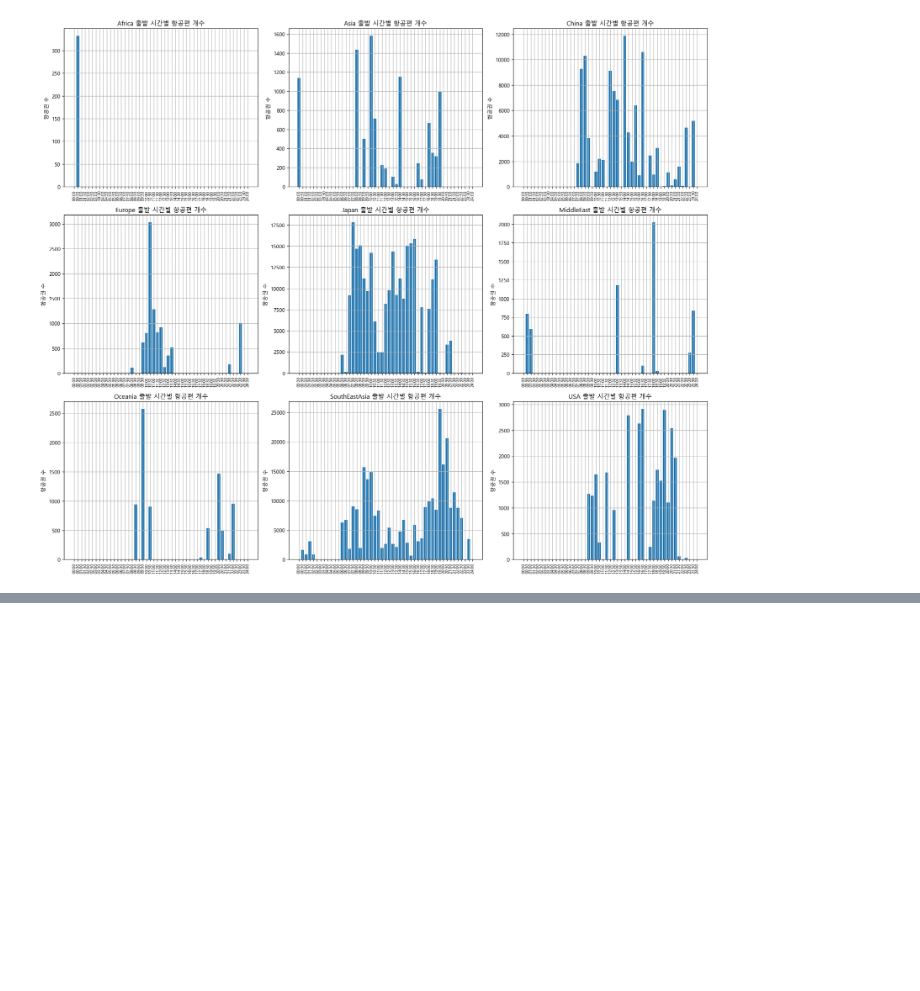
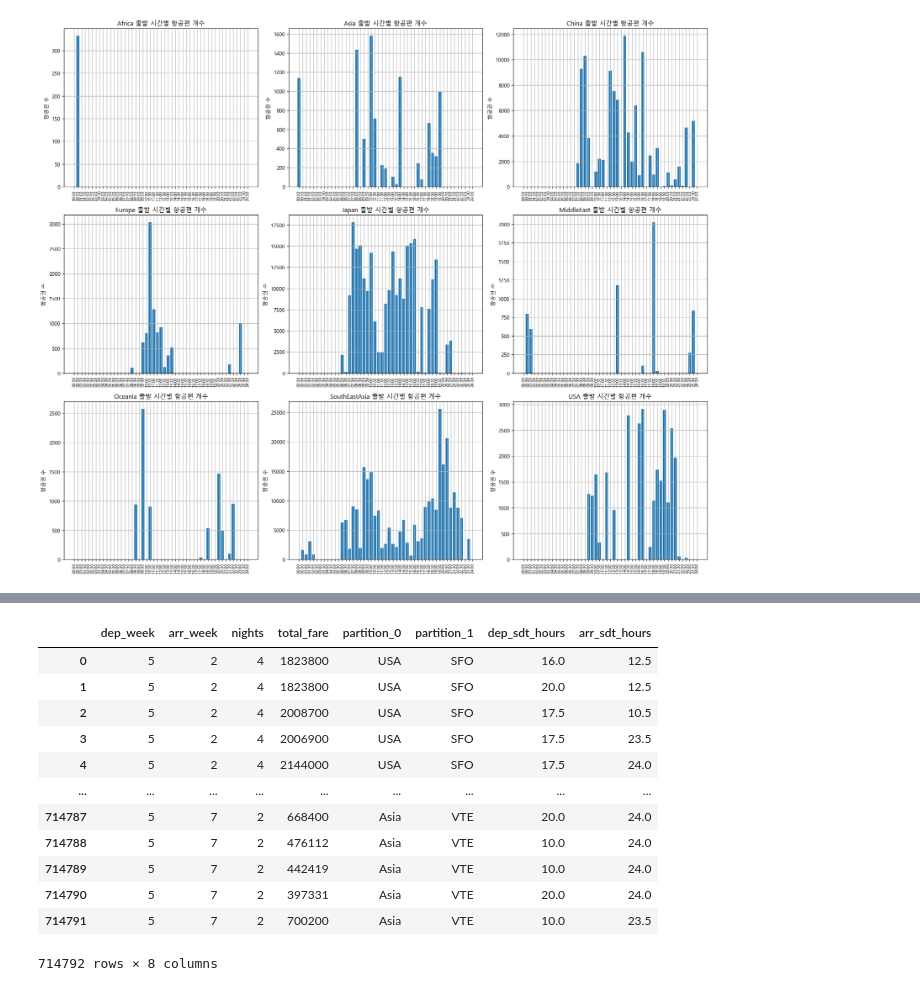
Before and after one commit to SunBinHong00/DataAnalysis, a Jupyter notebook: instantrip/eda.ipynb, the cells around one changed output, grey strips where cells are left out. Cells and saved outputs as stored; diff of their text form; code cells hidden in the pictures; blank space fills up the shorter version.

Commit message:
hue 추가 및 aws athena 쿼리 추가

```diff
--- a/instantrip/visualization.ipynb
+++ b/instantrip/eda.ipynb
@@ -282,0 +377,4 @@ plt.show()
+# %%
+# 상위 이상치를 모두 제거하고 하위 이상치는 특가로 추천 가능성이 있으므로 따로 분석
+
+data = pd.read_csv('./data/athena_pre.csv')
@@ -282,0 +402,38 @@ plt.show()
+# %%
+# 00:00부터 24:00까지 30분 단위로 시간 문자열 생성
+time_intervals = [f"{hour:02}:{minute:02}" for hour in range(25) for minute in (0, 30) if not (hour == 24 and minute != 0)]
+
+# 데이터에 없는 시간대에 대한 항공편 수를 0으로 설정
+time_dict = {time: 0 for time in time_intervals}
+for idx, row in data.iterrows():
+    time_dict[row['dep_sdt_30min_formatted']] = row['flight_count']
+
+# 정렬된 시간대와 항공편 수 리스트 생성
+sorted_times = list(time_dict.keys())
+sorted_counts = list(time_dict.values())
+
+# 그래프 그리기
+plt.figure(figsize=(12, 6))
+plt.bar(sorted_times, sorted_counts)
+plt.xlabel('출발 시간 (분 단위)')
+plt.ylabel('항공편 수')
+plt.title('30분 단위 출발 시간별 항공편 수')
+plt.xticks(ticks=range(len(sorted_times)), labels=sorted_times, rotation=90, size=8)
+plt.tight_layout()
+
+# 그래프 보여주기
+plt.show()
+# %% [output]
+|  | dep_week | arr_week | nights | total_fare | partition_0 | partition_1 | dep_sdt_hours | arr_sdt_hours |
+| 0 | 5 | 2 | 4 | 1823800 | USA | SFO | 16.0 | 12.5 |
+| 1 | 5 | 2 | 4 | 1823800 | USA | SFO | 20.0 | 12.5 |
+| 2 | 5 | 2 | 4 | 2008700 | USA | SFO | 17.5 | 10.5 |
+| 3 | 5 | 2 | 4 | 2006900 | USA | SFO | 17.5 | 23.5 |
+| 4 | 5 | 2 | 4 | 2144000 | USA | SFO | 17.5 | 24.0 |
+| ... | ... | ... | ... | ... | ... | ... | ... | ... |
+| 714787 | 5 | 7 | 2 | 668400 | Asia | VTE | 20.0 | 24.0 |
+| 714788 | 5 | 7 | 2 | 476112 | Asia | VTE | 10.0 | 24.0 |
+| 714789 | 5 | 7 | 2 | 442419 | Asia | VTE | 10.0 | 24.0 |
+| 714790 | 5 | 7 | 2 | 397331 | Asia | VTE | 20.0 | 24.0 |
+| 714791 | 5 | 7 | 2 | 700200 | Asia | VTE | 10.0 | 23.5 |
+714792 rows × 8 columns
```
Also changed, not shown: parts of 5 cells of this notebook, 4 other files.
